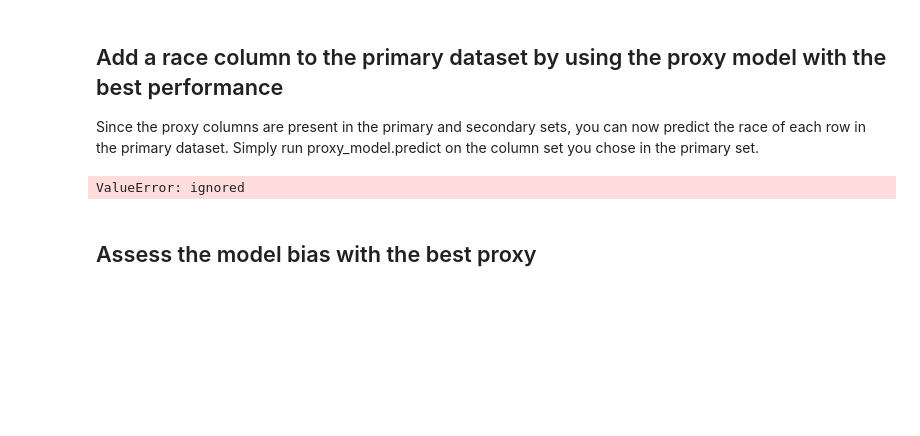
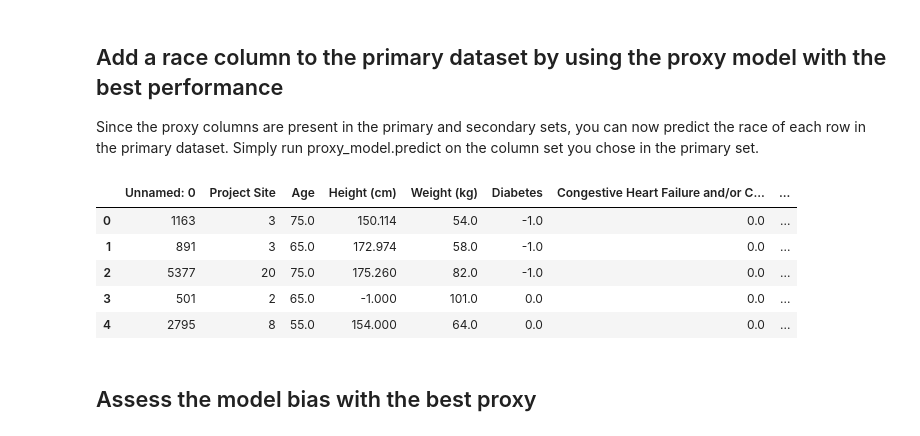
Before and after one commit to jnirschl/detecting-mitigating-bias-base, a Jupyter notebook: notebooks/Milestone_4_submission.ipynb, the cells around one changed output. Drawn from its saved outputs; the diff is of its cells as text; code cells hidden in the pictures; blank space fills up the shorter version.

```diff
--- a/notebooks/Milestone_4_submission.ipynb
+++ b/notebooks/Milestone_4_submission.ipynb
@@ -333,0 +357,13 @@ Difference:     0.03366336633663358
+# %%
+# create trials instance
+trials = Trials()
+num_eval = 100
+rand_seed = rand_seed
+
+best_param = hyperopt.fmin(obj_fnc, space,
+                  algo = tpe.suggest,
+                  max_evals = num_eval,
+                  trials=trials,
+                  rstate= np.random.RandomState(rand_seed),
+                  )
+best_param
@@ -333,0 +375,16 @@ Difference:     0.03366336633663358
+# %%
+# train model using best parameters
+
+# create instance using random seed for reproducibility
+RFmodel = RandomForestClassifier(**best_param,
+                                 random_state = rand_seed,
+                                 oob_score=True)
+
+# fit model on training data
+RFmodel.fit(X_train, y_train)
+
+# compute performance
+train_score = RFmodel.score(X_train, y_train)
+test_score = RFmodel.score(X_test, y_test)
+
+print(f"Train score:\t{train_score}\nTest score:\t{test_score}\nDifference:\t{train_score-test_score}")
@@ -361,16 +422,21 @@ shapley_values = expl(X_train)
 Since the proxy columns are present in the primary and secondary sets, you can now predict the race of each row in the primary dataset. Simply run proxy_model.predict on the column set you chose in the primary set.
 # %%
 # predict race in primary dataset
-race_yhat = grid_search.best_estimator_.predict(primary[[*genotype_columns, *medication_columns]])
+race_yhat = RFmodel.predict(primary[[*genotype_columns, *medication_columns]])
 
 # transform categorical variables to str
 # race_yhat = lab_encode.inverse_transform(race_yhat)
 primary.insert(loc=primary.shape[1]-1,
                column ="Race",
                value = race_yhat)
 primary.head()
 # %% [output]
-ValueError: ignored
+|  | Unnamed: 0 | Project Site | Age | Height (cm) | Weight (kg) | Diabetes | Congestive Heart Failure and/or C... | ... |
+| 0 | 1163 | 3 | 75.0 | 150.114 | 54.0 | -1.0 | 0.0 | ... |
+| 1 | 891 | 3 | 65.0 | 172.974 | 58.0 | -1.0 | 0.0 | ... |
+| 2 | 5377 | 20 | 75.0 | 175.260 | 82.0 | -1.0 | 0.0 | ... |
+| 3 | 501 | 2 | 65.0 | -1.000 | 101.0 | 0.0 | 0.0 | ... |
+| 4 | 2795 | 8 | 55.0 | 154.000 | 64.0 | 0.0 | 0.0 | ... |
 # %% [markdown]
 ##  Assess the model bias with the best proxy
 # %% [markdown]
```
Also changed, not shown: parts of 9 cells of this notebook.
